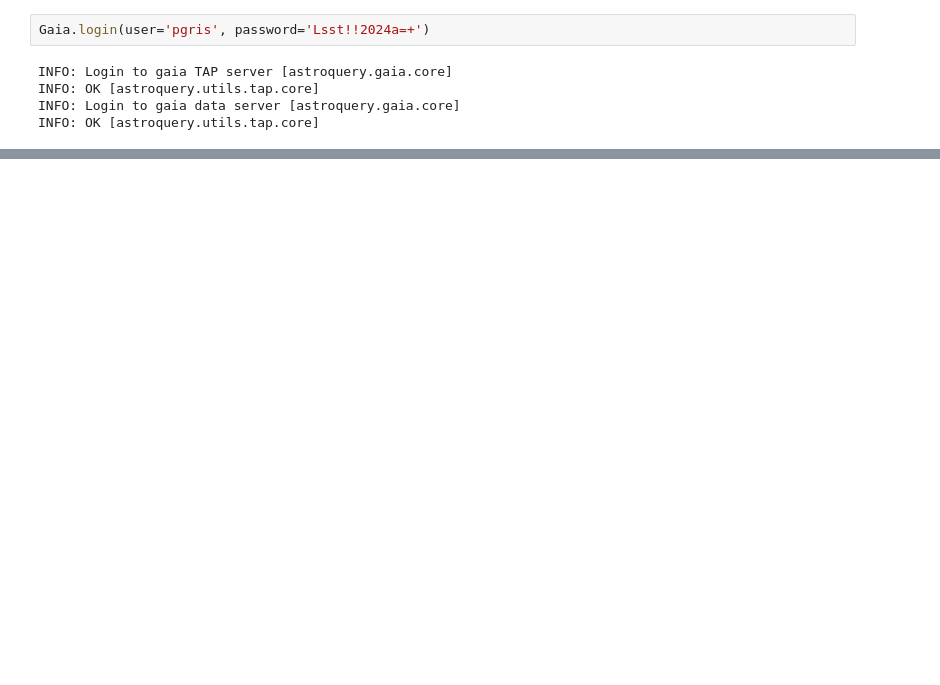
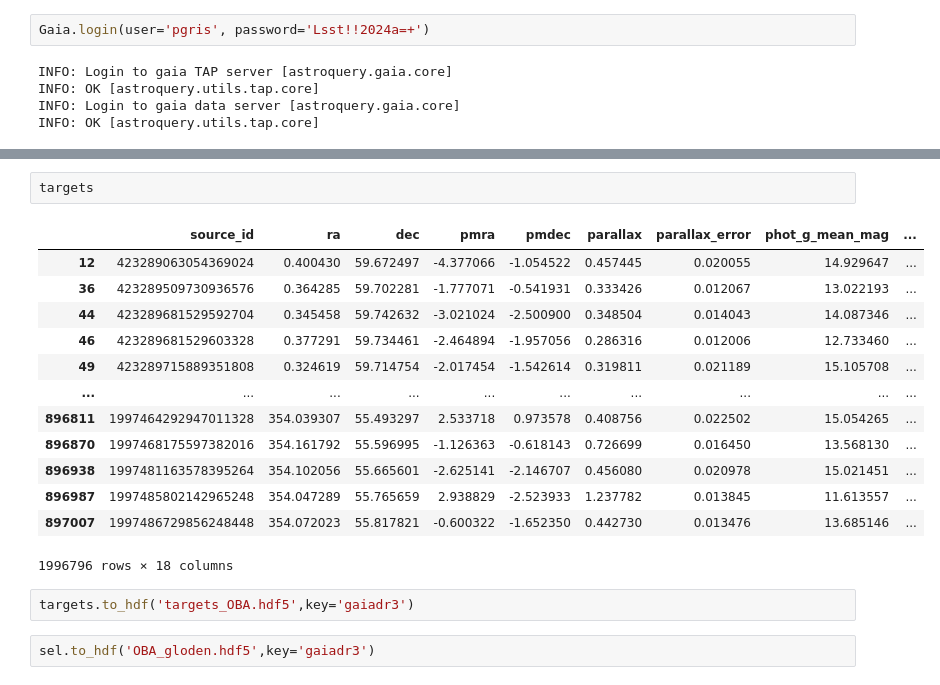
Before and after one commit to LSSTDESC/sn_pipe, a Jupyter notebook: notebooks/gaia_golden_sample.ipynb, the cells around one changed output, grey strips where cells are left out. Drawn from its saved outputs; the diff is of its cells as text; blank space fills up the shorter version.

```diff
--- a/notebooks/gaia_golden_sample.ipynb
+++ b/notebooks/gaia_golden_sample.ipynb
@@ -48,0 +254,20 @@ Table size (rows): 3023388
+# %%
+targets
+# %% [output]
+|  | source_id | ra | dec | pmra | pmdec | parallax | parallax_error | phot_g_mean_mag | ... |
+| 12 | 423289063054369024 | 0.400430 | 59.672497 | -4.377066 | -1.054522 | 0.457445 | 0.020055 | 14.929647 | ... |
+| 36 | 423289509730936576 | 0.364285 | 59.702281 | -1.777071 | -0.541931 | 0.333426 | 0.012067 | 13.022193 | ... |
+| 44 | 423289681529592704 | 0.345458 | 59.742632 | -3.021024 | -2.500900 | 0.348504 | 0.014043 | 14.087346 | ... |
+| 46 | 423289681529603328 | 0.377291 | 59.734461 | -2.464894 | -1.957056 | 0.286316 | 0.012006 | 12.733460 | ... |
+| 49 | 423289715889351808 | 0.324619 | 59.714754 | -2.017454 | -1.542614 | 0.319811 | 0.021189 | 15.105708 | ... |
+| ... | ... | ... | ... | ... | ... | ... | ... | ... | ... |
+| 896811 | 1997464292947011328 | 354.039307 | 55.493297 | 2.533718 | 0.973578 | 0.408756 | 0.022502 | 15.054265 | ... |
+| 896870 | 1997468175597382016 | 354.161792 | 55.596995 | -1.126363 | -0.618143 | 0.726699 | 0.016450 | 13.568130 | ... |
+| 896938 | 1997481163578395264 | 354.102056 | 55.665601 | -2.625141 | -2.146707 | 0.456080 | 0.020978 | 15.021451 | ... |
+| 896987 | 1997485802142965248 | 354.047289 | 55.765659 | 2.938829 | -2.523933 | 1.237782 | 0.013845 | 11.613557 | ... |
+| 897007 | 1997486729856248448 | 354.072023 | 55.817821 | -0.600322 | -1.652350 | 0.442730 | 0.013476 | 13.685146 | ... |
+1996796 rows × 18 columns
+# %%
+targets.to_hdf('targets_OBA.hdf5',key='gaiadr3')
+# %%
+sel.to_hdf('OBA_gloden.hdf5',key='gaiadr3')
```
Also changed, not shown: parts of 14 cells of this notebook.
